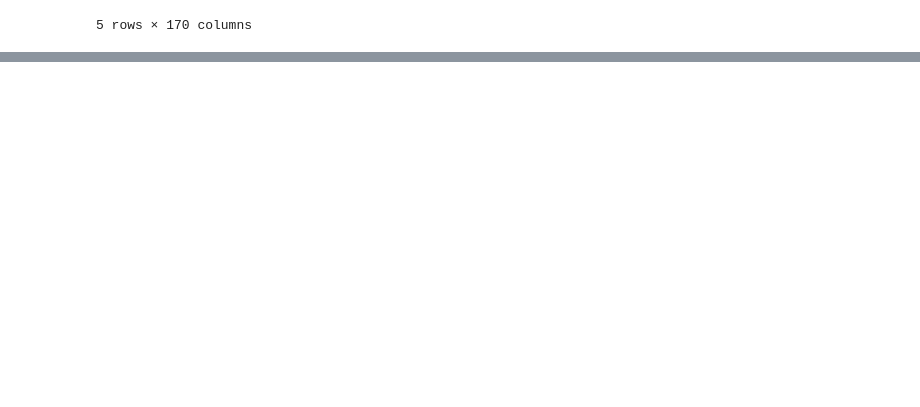
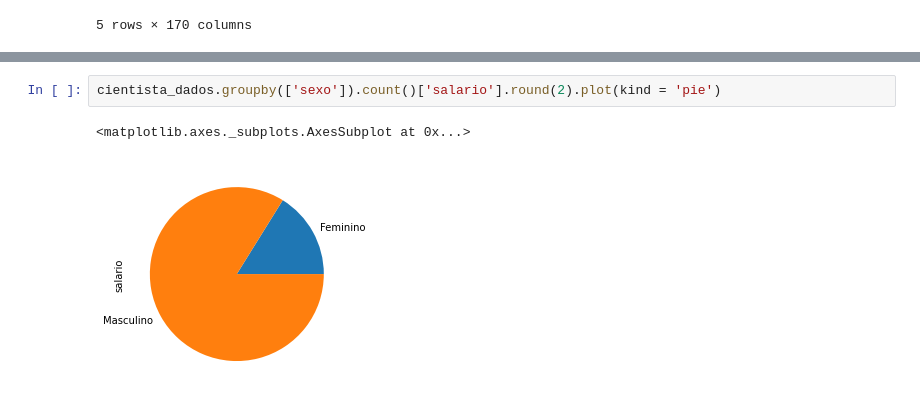
Before and after one commit to mayajsv/AnaliseExploratoria, a Jupyter notebook: Perfil_do_Profissional_de_Dados.ipynb, the cells around one changed output, grey strips where cells are left out. Cells and saved outputs as stored; diff of their text form; blank space fills up the shorter version.

```diff
--- a/Perfil_do_Profissional_de_Dados.ipynb
+++ b/Perfil_do_Profissional_de_Dados.ipynb
@@ -37,0 +277,5 @@ df.head()
+# %%
+cientista_dados.groupby(['sexo']).count()['salario'].round(2).plot(kind = 'pie')
+# %% [output]
+<matplotlib.axes._subplots.AxesSubplot at 0x...>
+[figure, added]
```
Also changed, not shown: parts of 29 cells of this notebook.
